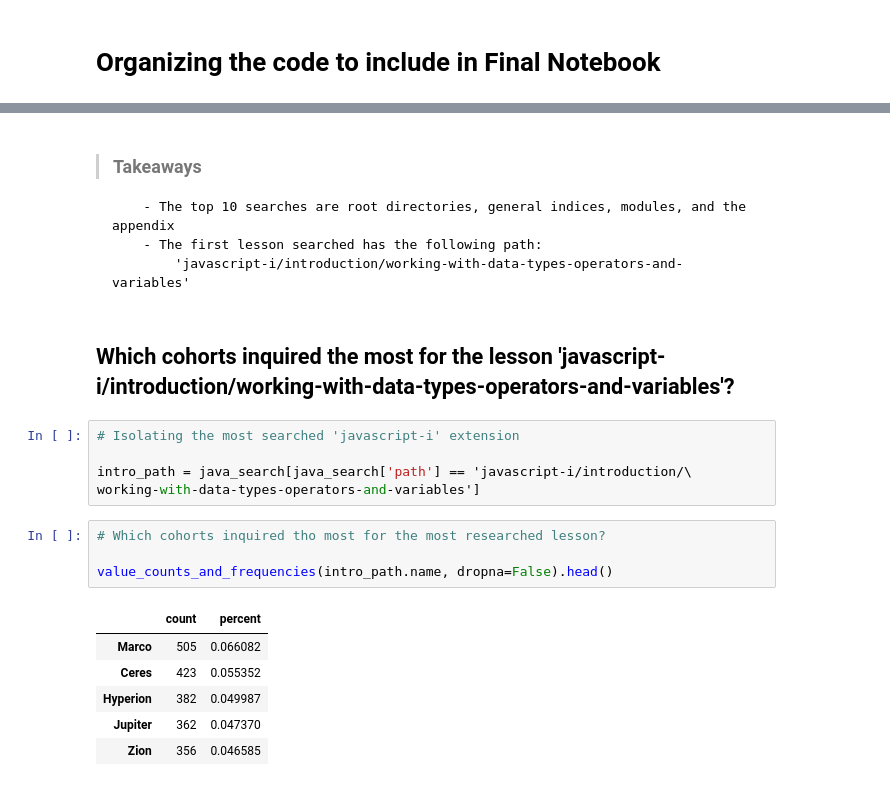
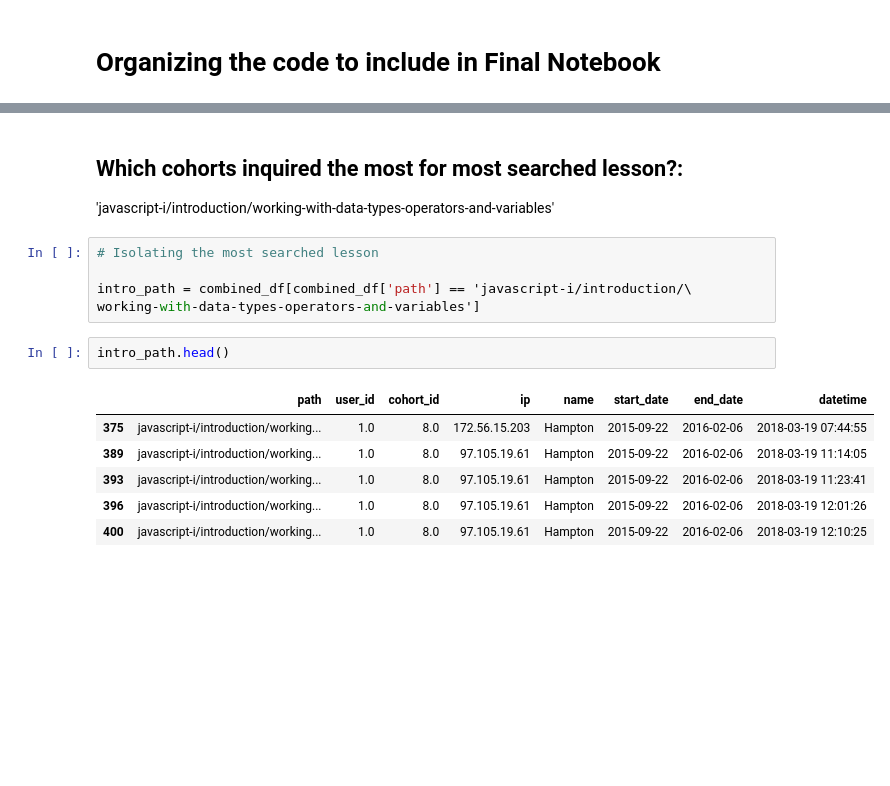
Before and after one commit to AACKV/anomaly_detection_project, a Jupyter notebook: arsenes_scratch_notebook.ipynb, the cells around one changed output, grey strips where cells are left out. Saved outputs shown, nothing was run; the diff lists cells and outputs as text; blank space fills up the shorter version.

```diff
--- a/arsenes_scratch_notebook.ipynb
+++ b/arsenes_scratch_notebook.ipynb
@@ -658,25 +660,19 @@ path_df.head(20)
 # %% [markdown]
->### Takeaways
+## Which cohorts inquired the most for most searched lesson?:
 
-        - The top 10 searches are root directories, general indices, modules, and the appendix
-        - The first lesson searched has the following path:
-            'javascript-i/introduction/working-with-data-types-operators-and-variables'
+'javascript-i/introduction/working-with-data-types-operators-and-variables'
-# %% [markdown]
-## Which cohorts inquired the most for the lesson 'javascript-i/introduction/working-with-data-types-operators-and-variables'?
 # %%
-# Isolating the most searched 'javascript-i' extension
+# Isolating the most searched lesson
 
-intro_path = java_search[java_search['path'] == 'javascript-i/introduction/\
+intro_path = combined_df[combined_df['path'] == 'javascript-i/introduction/\
 working-with-data-types-operators-and-variables']
-# %%
-# Which cohorts inquired tho most for the most researched lesson?
-
-value_counts_and_frequencies(intro_path.name, dropna=False).head()
-# %% [output]
-|  | count | percent |
-| Marco | 505 | 0.066082 |
-| Ceres | 423 | 0.055352 |
-| Hyperion | 382 | 0.049987 |
-| Jupiter | 362 | 0.047370 |
-| Zion | 356 | 0.046585 |
+# %%
+intro_path.head()
+# %% [output]
+|  | path | user_id | cohort_id | ip | name | start_date | end_date | datetime |
+| 375 | javascript-i/introduction/working... | 1.0 | 8.0 | 172.56.15.203 | Hampton | 2015-09-22 | 2016-02-06 | 2018-03-19 07:44:55 |
+| 389 | javascript-i/introduction/working... | 1.0 | 8.0 | 97.105.19.61 | Hampton | 2015-09-22 | 2016-02-06 | 2018-03-19 11:14:05 |
+| 393 | javascript-i/introduction/working... | 1.0 | 8.0 | 97.105.19.61 | Hampton | 2015-09-22 | 2016-02-06 | 2018-03-19 11:23:41 |
+| 396 | javascript-i/introduction/working... | 1.0 | 8.0 | 97.105.19.61 | Hampton | 2015-09-22 | 2016-02-06 | 2018-03-19 12:01:26 |
+| 400 | javascript-i/introduction/working... | 1.0 | 8.0 | 97.105.19.61 | Hampton | 2015-09-22 | 2016-02-06 | 2018-03-19 12:10:25 |
 # %%
```
Also changed, not shown: parts of 14 cells of this notebook.
